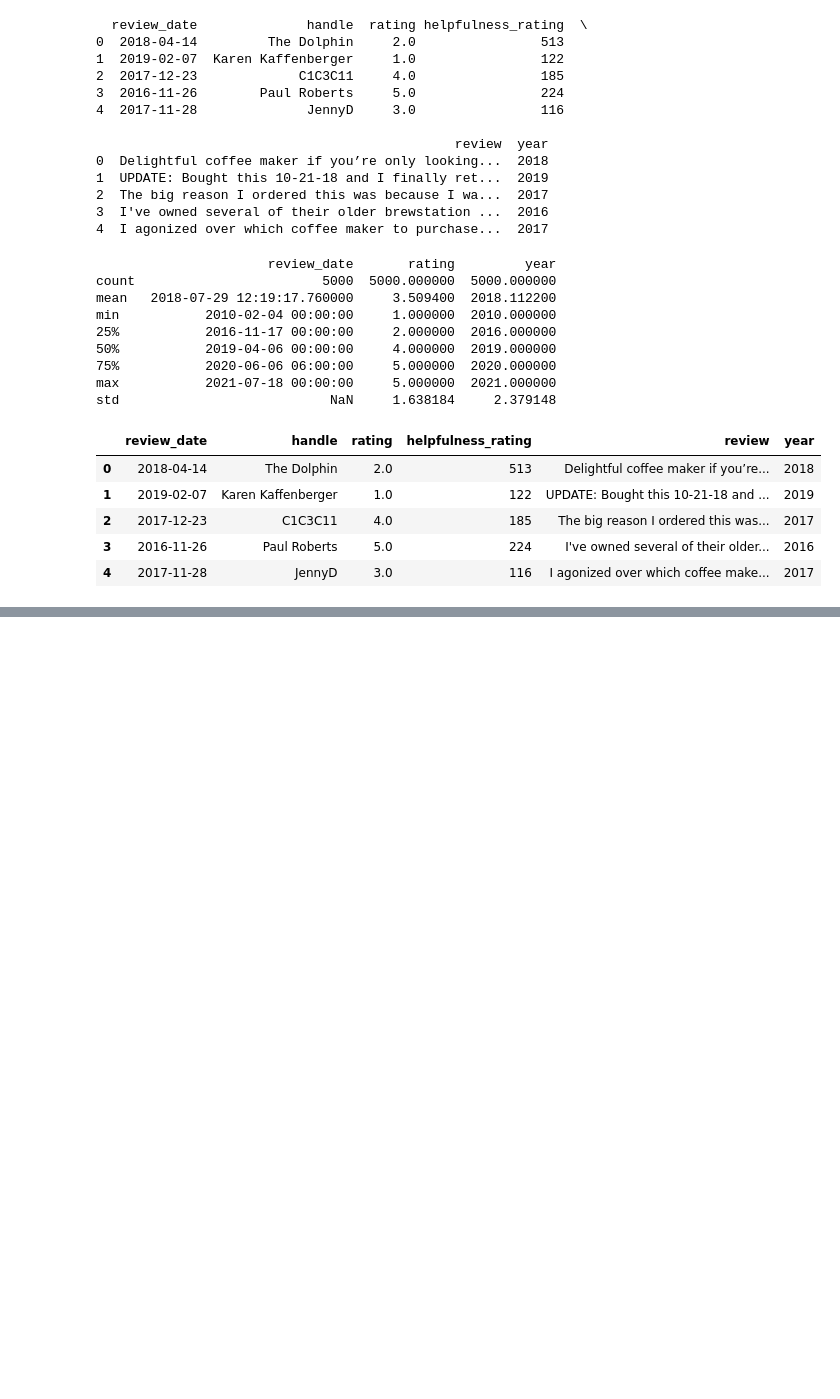
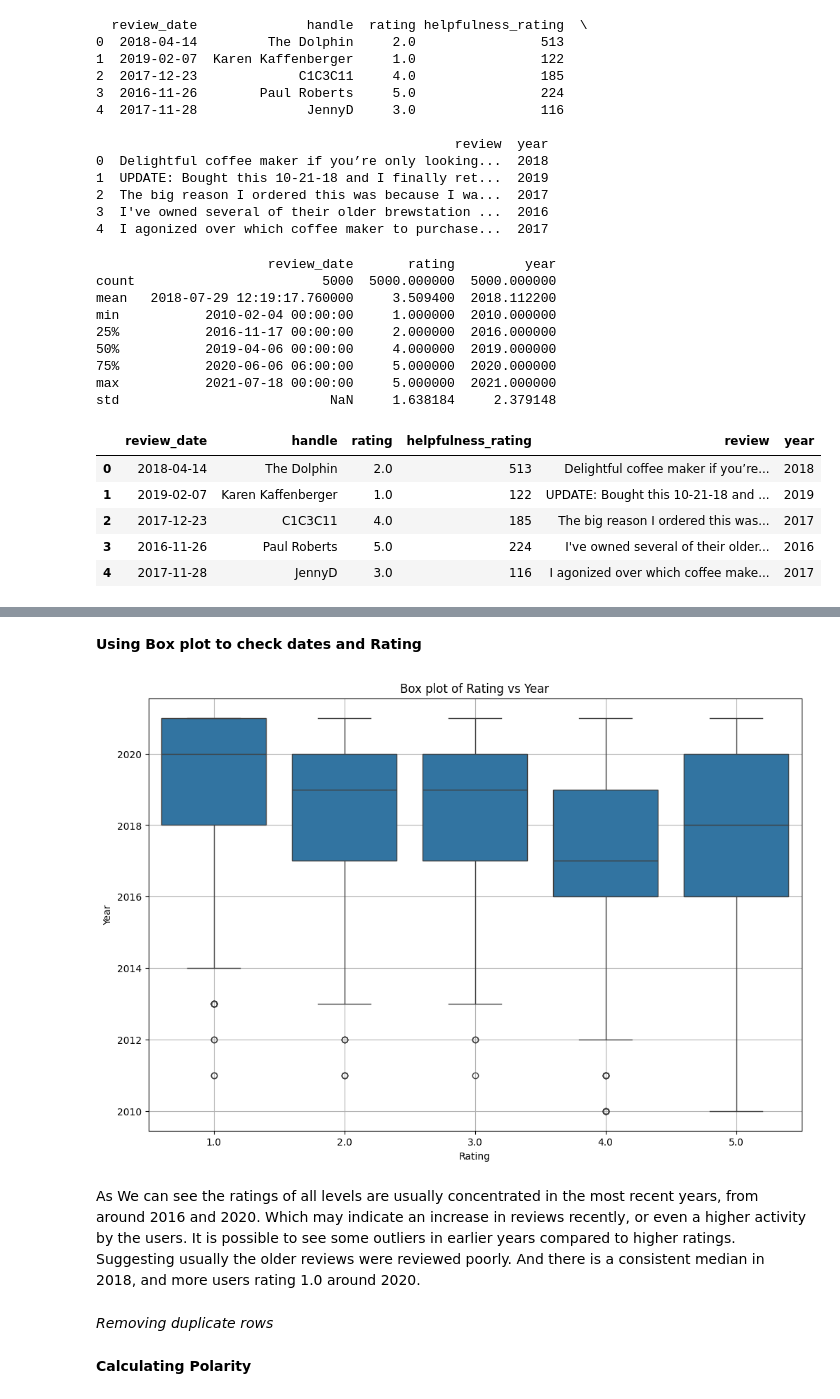
Before and after one commit to 353-KeithFernandes/KeithFernandes_ML_CA2, a Jupyter notebook: KeithFernandes_ML_CA2.ipynb, the cells around one changed output, grey strips where cells are left out. Cells and saved outputs as stored; diff of their text form; code cells hidden in the pictures; blank space fills up the shorter version.

```diff
--- a/KeithFernandes_ML_CA2.ipynb
+++ b/KeithFernandes_ML_CA2.ipynb
@@ -94,0 +97,3 @@ df.head()
+# %%
+df = df.drop(['helpfulness_rating'], axis=1)
+df.dropna(inplace=True)
@@ -94,0 +118,16 @@ df.head()
+# %% [markdown]
+**Using Box plot to check dates and Rating**
+# %%
+plt.figure(figsize=(12, 8))
+sns.boxplot(x='rating', y='year', data=df)
+plt.xlabel('Rating')
+plt.ylabel('Year')
+plt.title('Box plot of Rating vs Year')
+plt.grid(True)
+plt.show()
+# %% [output]
+[figure, added]
+# %% [markdown]
+As We can see the ratings of all levels are usually concentrated in the most recent years, from around 2016 and 2020. Which may indicate an increase in reviews recently, or even a higher activity by the users. It is possible to see some outliers in earlier years compared to higher ratings.  Suggesting usually the older reviews were reviewed poorly. And there is a consistent median in 2018, and more users rating 1.0 around 2020.
+# %% [markdown]
+*Removing duplicate rows*
@@ -94,0 +136,2 @@ df.head()
+# %% [markdown]
+**Calculating Polarity**
```
Also changed, not shown: parts of 40 cells of this notebook.
